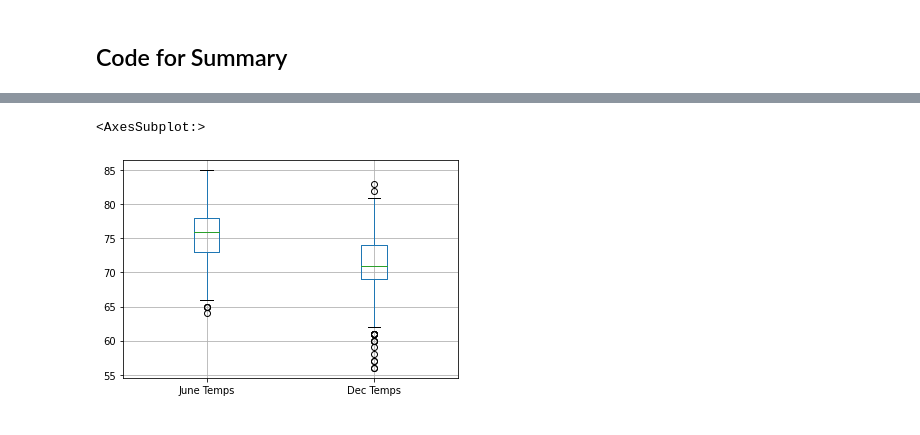
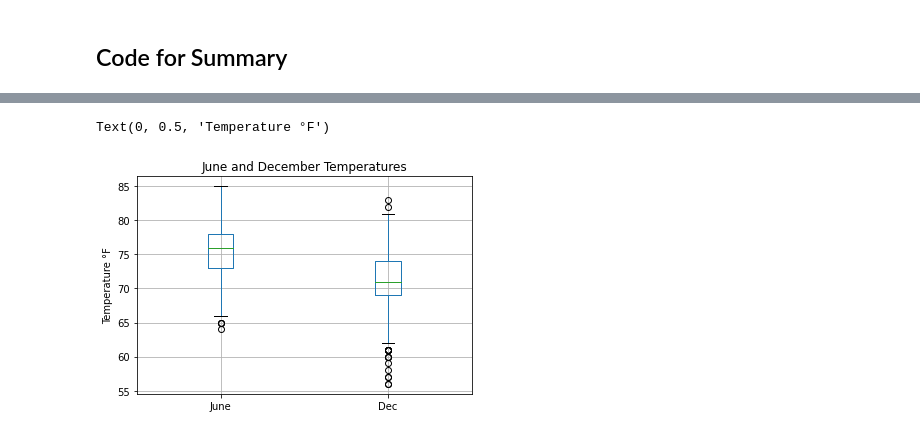
Before and after one commit to jisellejones/Surfs_Up_Climate_Analysis, a Jupyter notebook: SurfsUp_Challenge.ipynb, the cells around one changed output, grey strips where cells are left out. Drawn from its saved outputs; the diff is of its cells as text; code cells hidden in the pictures.

```diff
--- a/SurfsUp_Challenge.ipynb
+++ b/SurfsUp_Challenge.ipynb
@@ -57,6 +39,5 @@ filter(func.strftime("%m", Measurement.date) == "06").all()
 # %%
 # 4. Create a DataFrame from the list of temperatures for the month of June.
-june_temps_df = pd.DataFrame(june_temps)
-june_temps_df.columns = ["June Temps"]
+june_temps_df = pd.DataFrame(june_temps, columns = ["June"])
 june_temps_df.head()
 # %% [output]
@@ -84,5 +65,5 @@ max      85.000000
 ## D2: Determine the Summary Statistics for December
 # %%
 # 6. Write a query that filters the Measurement table to retrieve the temperatures for the month of December.
-session.query(Measurement.tobs).\
+results = session.query(Measurement.tobs).\
     filter(func.strftime("%m", Measurement.date) == "12").all()
@@ -107,10 +70,8 @@ session.query(Measurement.tobs).\
 # %%
 # 7. Convert the December temperatures to a list.
-dec_temps = session.query(Measurement.tobs).\
-    filter(func.strftime("%m", Measurement.date) == "12").all()
+dec_temps = list(np.ravel(results))
 # %%
 # 8. Create a DataFrame from the list of temperatures for the month of December.
-dec_temps_df = pd.DataFrame(dec_temps)
-dec_temps_df.columns = ["Dec Temps"]
+dec_temps_df = pd.DataFrame(dec_temps, columns = ["Dec"])
 dec_temps_df.head()
 # %% [output]
@@ -153,9 +114,12 @@ combined_temps_stats
 # %%
 # Merge June and Dec temps into one dataframe
 combined_temps = june_temps_df.join(dec_temps_df, how = "inner")
 
+# Consider a histogram of temps/precipitation
 # Make boxplot of temps
 combined_temps.boxplot()
+plt.title("June and December Temperatures")
+plt.ylabel("Temperature °F")
 # %% [output]
-<AxesSubplot:>
+Text(0, 0.5, 'Temperature °F')
-[figure, old version]
+[figure, new version]
```
Also changed, not shown: parts of 13 cells of this notebook, 3 other files.
